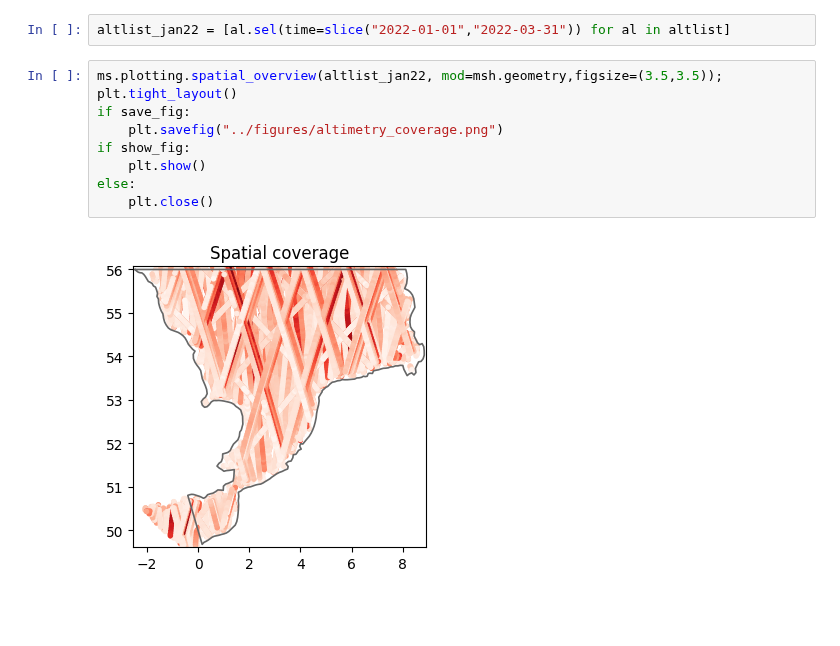
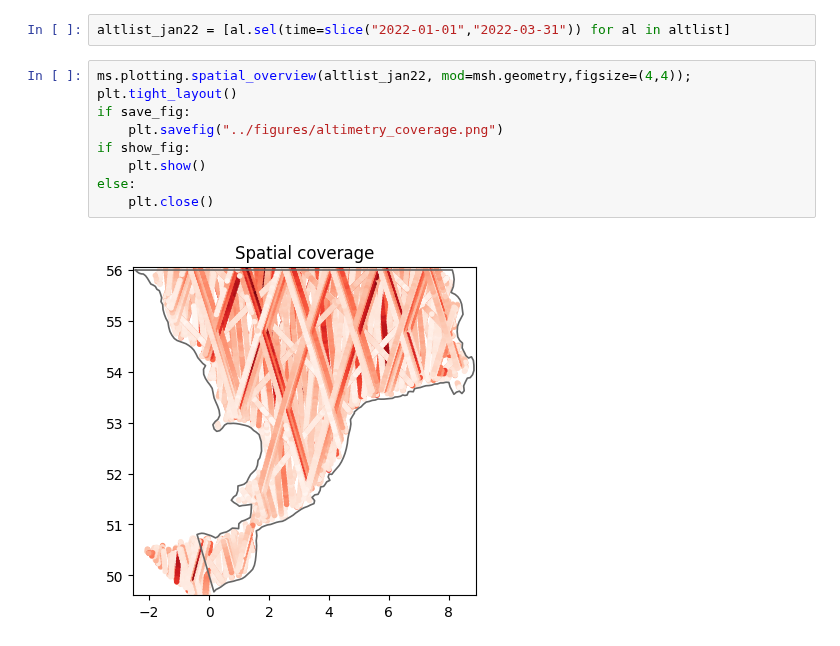
Before and after one commit to DHI/WaterBench-MIKE21SW-SouthernNorthSea, a Jupyter notebook: code/explore_observation_data.ipynb, the cells around one changed output. Cells and saved outputs as stored; diff of their text form; blank space fills up the shorter version.

```diff
--- a/code/explore_observation_data.ipynb
+++ b/code/explore_observation_data.ipynb
@@ -115,13 +115,13 @@ ms.plotting.temporal_coverage(altlist);
 # %%
 altlist_jan22 = [al.sel(time=slice("2022-01-01","2022-03-31")) for al in altlist]
 # %%
-ms.plotting.spatial_overview(altlist_jan22, mod=msh.geometry,figsize=(3.5,3.5));
+ms.plotting.spatial_overview(altlist_jan22, mod=msh.geometry,figsize=(4,4));
 plt.tight_layout()
 if save_fig:
     plt.savefig("../figures/altimetry_coverage.png")
 if show_fig:
     plt.show()
 else:
     plt.close()
 # %% [output]
-[figure, old version]
+[figure, new version]
```
Also changed, not shown: parts of 2 cells of this notebook, 3 other files.
